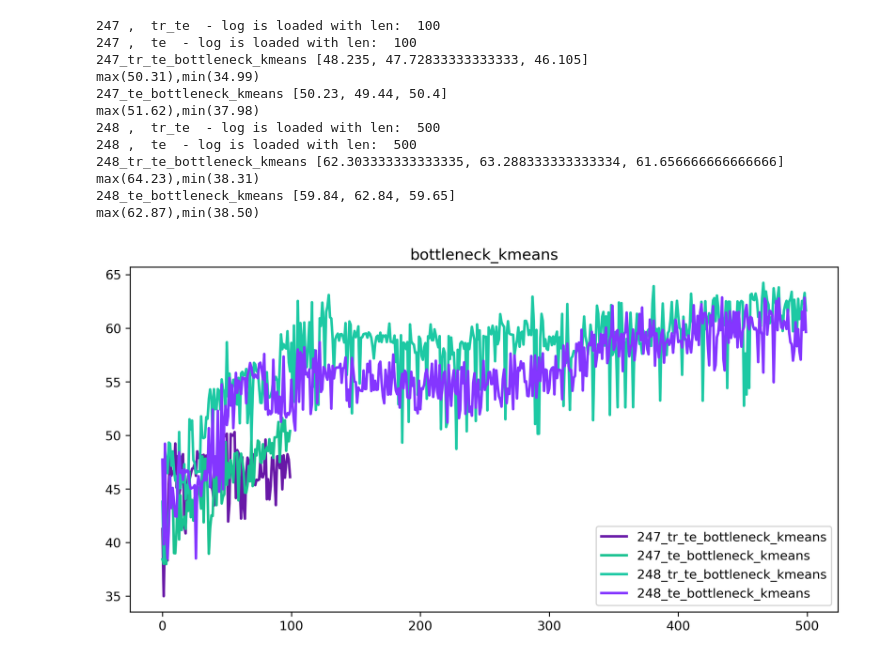
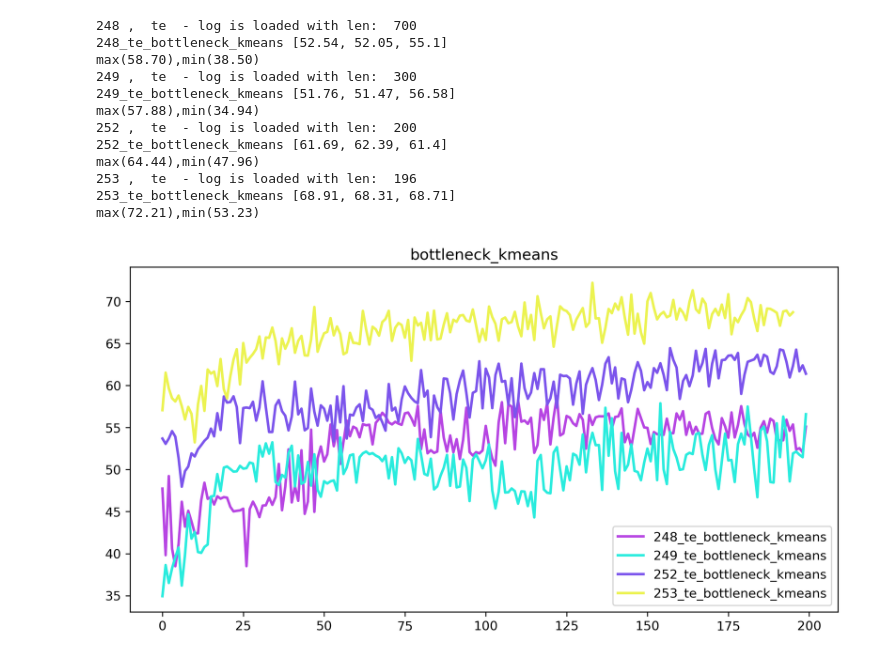
Before and after one commit to dogasiyli-boun/keyhandshapediscovery, a Jupyter notebook: ipynb/plot_cf_compare_FC_cf.ipynb, the cells around one changed output. Cells and saved outputs as stored; diff of their text form; code cells hidden in the pictures.

```diff
--- a/ipynb/plot_cf_compare_FC_cf.ipynb
+++ b/ipynb/plot_cf_compare_FC_cf.ipynb
@@ -16,4 +16,6 @@ import vae_utils as vu
 experiments_folder='/mnt/USB_HDD_1TB/GitHub/keyhandshapediscovery/experiments/FM'
 exp_base_name='exp_conv_ae_simple_is28_cf'
 ae_f_name_base='ae_ft_conv_ae_simple_is28.npy'
+cf_int_arr=np.array([248,249,252,253])
+max_act_ep=200
 # %%
@@ -39,20 +61,20 @@ max(37.77),min(11.18)
 # %%
-vu.plot_cf_compare(cf_int_arr=np.array([247,248]),
-                   data_log_keys = ['tr_te','te'], loss_key='bottleneck_kmeans',
-                   max_act_ep=None, legend_loc='lower right',
+vu.plot_cf_compare(cf_int_arr=cf_int_arr,
+                   data_log_keys = ['te'], loss_key='bottleneck_kmeans',
+                   max_act_ep=max_act_ep, legend_loc='lower right',
                    experiments_folder=experiments_folder,
                    exp_base_name=exp_base_name, ae_f_name_base=ae_f_name_base)
 # %% [output]
-247 ,  tr_te  - log is loaded with len:  100
-247 ,  te  - log is loaded with len:  100
-247_tr_te_bottleneck_kmeans [48.235, 47.72833333333333, 46.105]
-max(50.31),min(34.99)
-247_te_bottleneck_kmeans [50.23, 49.44, 50.4]
-max(51.62),min(37.98)
-248 ,  tr_te  - log is loaded with len:  500
-248 ,  te  - log is loaded with len:  500
-248_tr_te_bottleneck_kmeans [62.303333333333335, 63.288333333333334, 61.656666666666666]
-max(64.23),min(38.31)
-248_te_bottleneck_kmeans [59.84, 62.84, 59.65]
-max(62.87),min(38.50)
+248 ,  te  - log is loaded with len:  700
+248_te_bottleneck_kmeans [52.54, 52.05, 55.1]
+max(58.70),min(38.50)
+249 ,  te  - log is loaded with len:  300
+249_te_bottleneck_kmeans [51.76, 51.47, 56.58]
+max(57.88),min(34.94)
+252 ,  te  - log is loaded with len:  200
+252_te_bottleneck_kmeans [61.69, 62.39, 61.4]
+max(64.44),min(47.96)
+253 ,  te  - log is loaded with len:  196
+253_te_bottleneck_kmeans [68.91, 68.31, 68.71]
+max(72.21),min(53.23)
-[figure, old version]
+[figure, new version]
```
Also changed, not shown: parts of 7 cells of this notebook, 8 other files.
